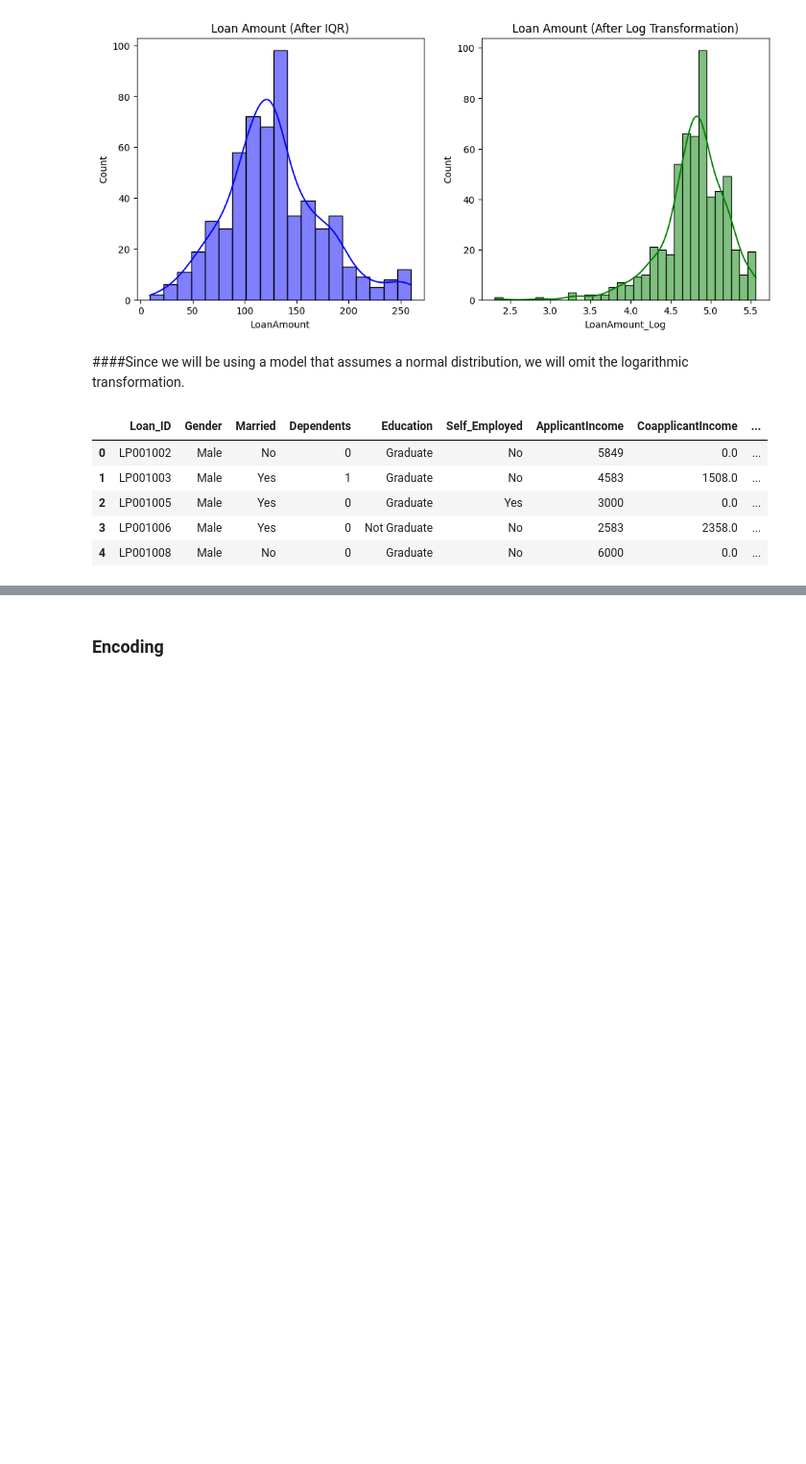
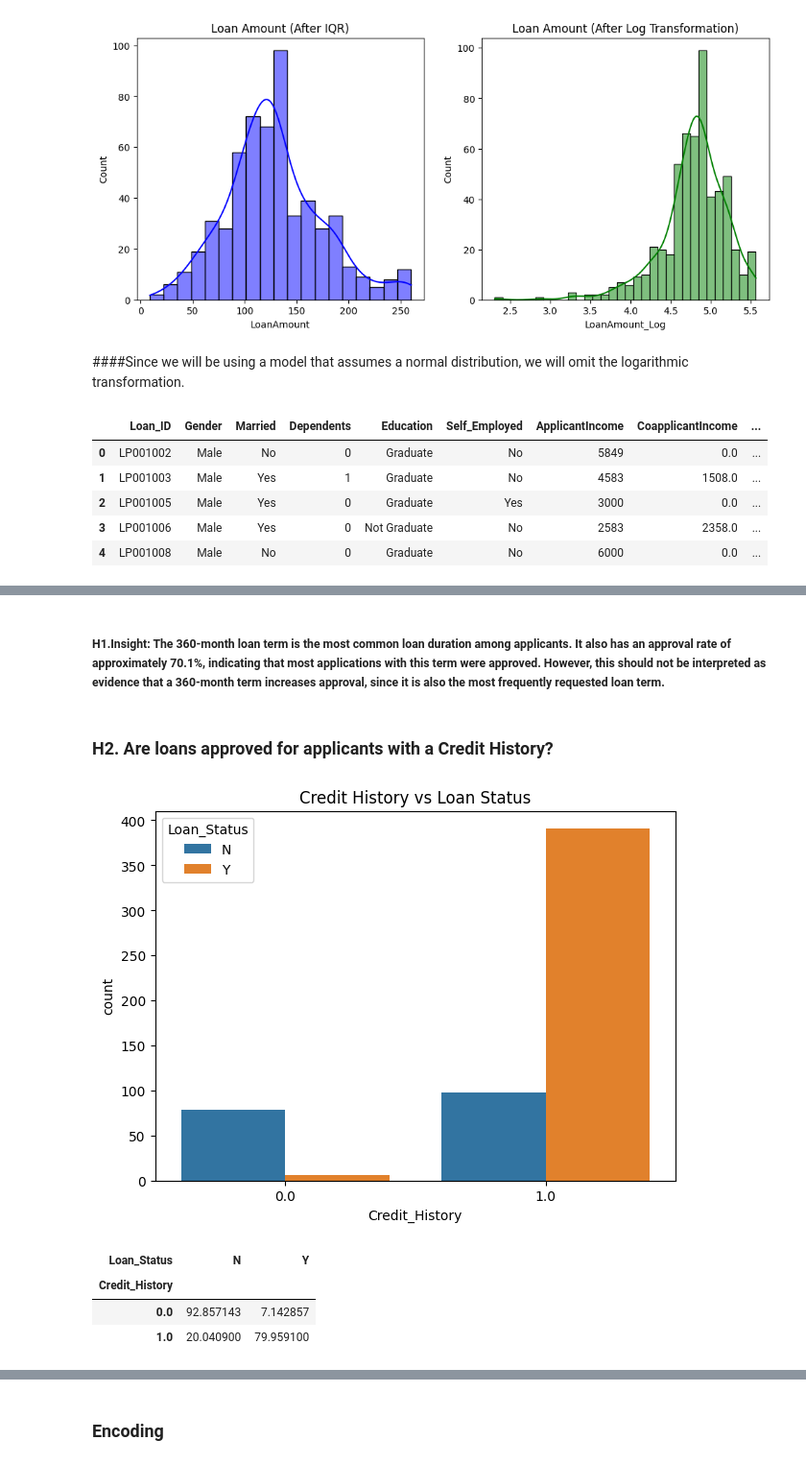
Before and after one commit to AdhamAshraf2323/Loan-Predication, a Jupyter notebook: Bank_Loan_System.ipynb, the cells around one changed output, grey strips where cells are left out. Shown at 96% size. Saved outputs shown, nothing was run; the diff lists cells and outputs as text; code cells hidden in the pictures; blank space fills up the shorter version.

```diff
--- a/Bank_Loan_System.ipynb
+++ b/Bank_Loan_System.ipynb
@@ -328,0 +377,26 @@ df_LoanAmount_filtered.head()
+# %% [markdown]
+##### H1.Insight: The 360-month loan term is the most common loan duration among applicants. It also has an approval rate of approximately 70.1%, indicating that most applications with this term were approved. However, this should not be interpreted as evidence that a 360-month term increases approval, since it is also the most frequently requested loan term.
+# %% [markdown]
+### H2. Are loans approved for applicants with a Credit History?
+# %%
+plt.figure(figsize=(7,5))
+sns.countplot(
+    x='Credit_History',
+    hue='Loan_Status',
+    data=df_LoanAmount_filtered
+)
+plt.title('Credit History vs Loan Status')
+plt.show()
+# %% [output]
+[figure, added]
+# %%
+pd.crosstab(
+    df_LoanAmount_filtered['Credit_History'],
+    df_LoanAmount_filtered['Loan_Status'],
+    normalize='index'
+)*100
+# %% [output]
+| Loan_Status | N | Y |
+| Credit_History |  |  |
+| 0.0 | 92.857143 | 7.142857 |
+| 1.0 | 20.040900 | 79.959100 |
```
Also changed, not shown: parts of 40 cells of this notebook.
